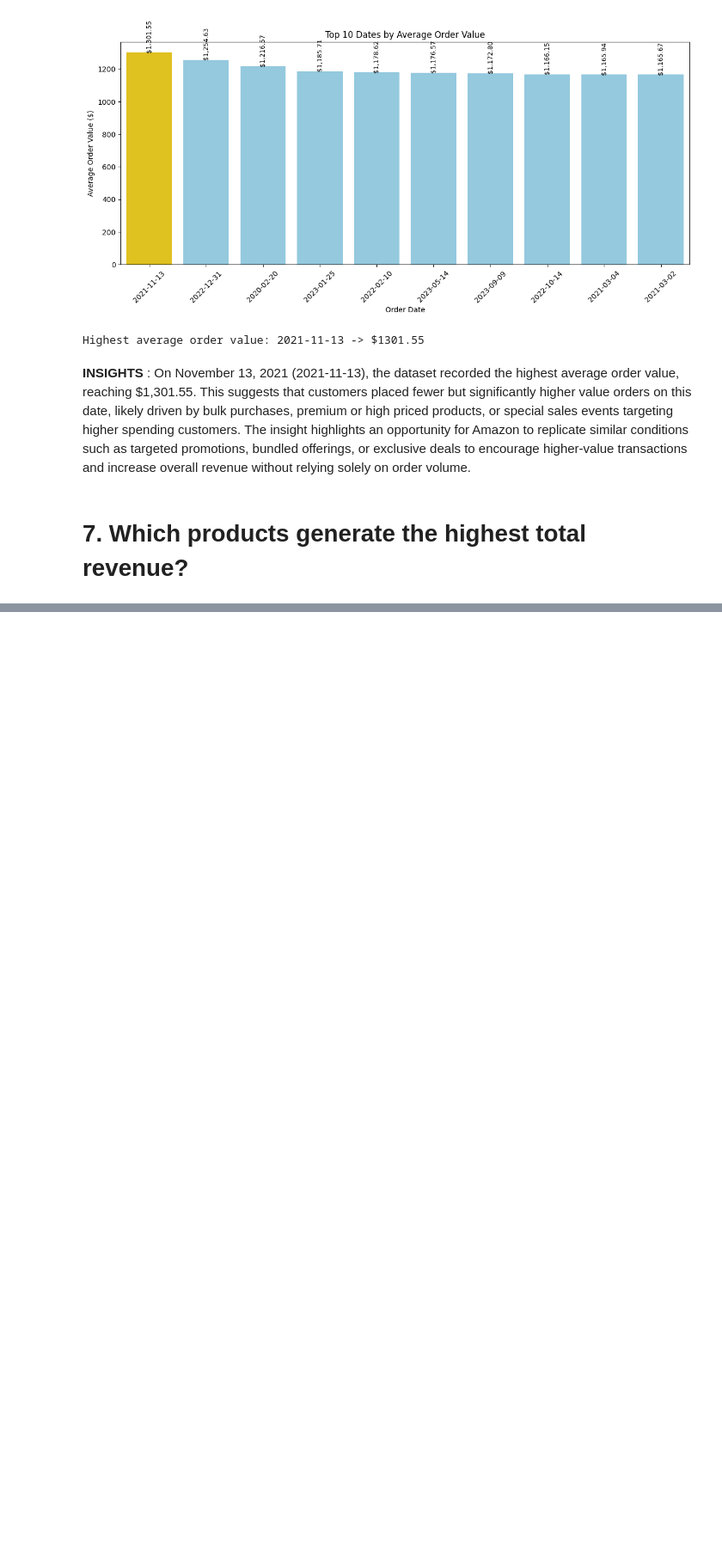
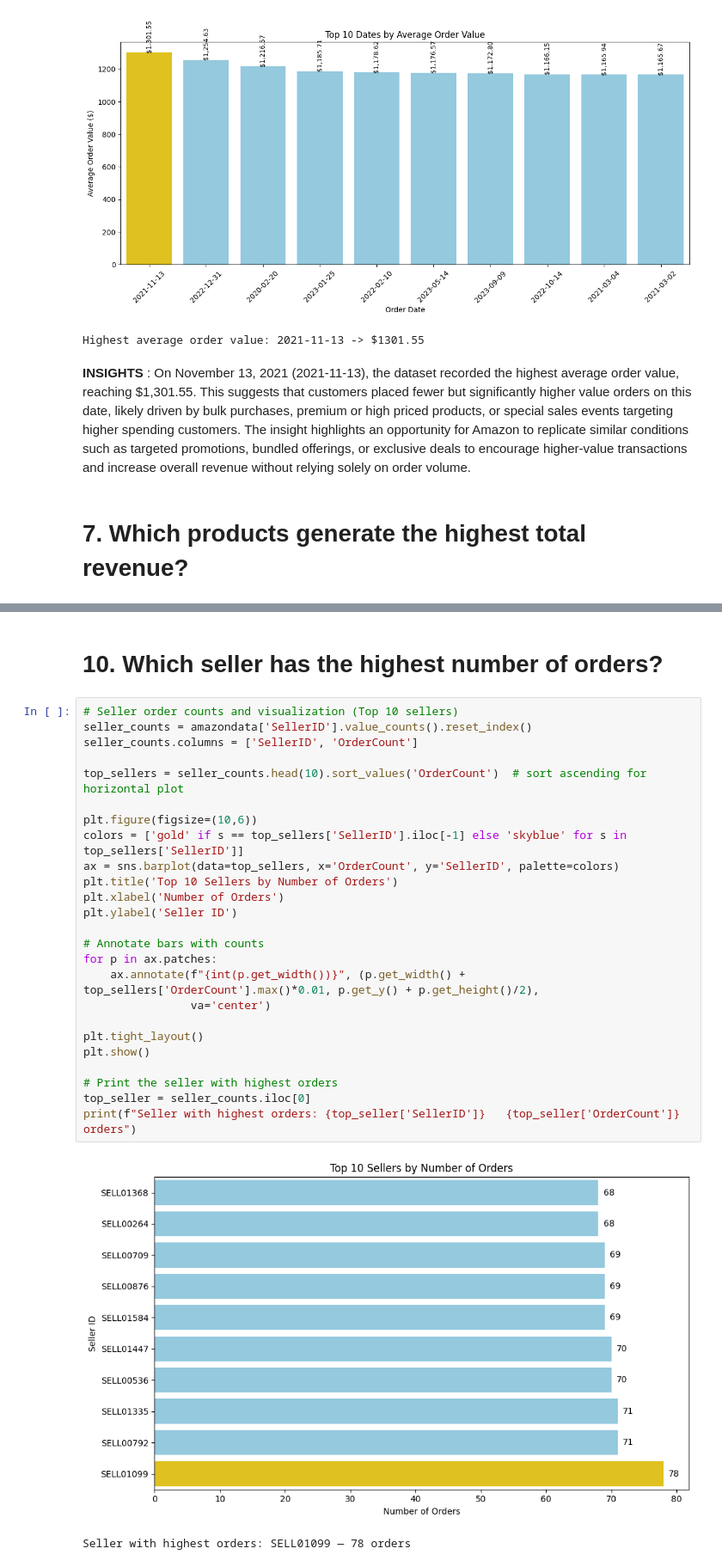
Before and after one commit to bsit2c2025/itcs204_finalsproject_agawin, a Jupyter notebook: MPDA_Agawin.ipynb, the cells around one changed output, grey strips where cells are left out. Shown at 86% size. Saved outputs shown, nothing was run; the diff lists cells and outputs as text; blank space fills up the shorter version.

```diff
--- a/MPDA_Agawin.ipynb
+++ b/MPDA_Agawin.ipynb
@@ -307,0 +451,30 @@ Highest average order value: 2021-11-13 -> $1301.55
+# %% [markdown]
+# 10. Which seller has the highest number of orders?
+# %%
+# Seller order counts and visualization (Top 10 sellers)
+seller_counts = amazondata['SellerID'].value_counts().reset_index()
+seller_counts.columns = ['SellerID', 'OrderCount']
+
+top_sellers = seller_counts.head(10).sort_values('OrderCount')  # sort ascending for horizontal plot
+
+plt.figure(figsize=(10,6))
+colors = ['gold' if s == top_sellers['SellerID'].iloc[-1] else 'skyblue' for s in top_sellers['SellerID']]
+ax = sns.barplot(data=top_sellers, x='OrderCount', y='SellerID', palette=colors)
+plt.title('Top 10 Sellers by Number of Orders')
+plt.xlabel('Number of Orders')
+plt.ylabel('Seller ID')
+
+# Annotate bars with counts
+for p in ax.patches:
+    ax.annotate(f"{int(p.get_width())}", (p.get_width() + top_sellers['OrderCount'].max()*0.01, p.get_y() + p.get_height()/2),
+                va='center')
+
+plt.tight_layout()
+plt.show()
+
+# Print the seller with highest orders
+top_seller = seller_counts.iloc[0]
+print(f"Seller with highest orders: {top_seller['SellerID']}   {top_seller['OrderCount']} orders")
+# %% [output]
+[figure, added]
+Seller with highest orders: SELL01099 — 78 orders
```
Also changed, not shown: parts of 36 cells of this notebook.
